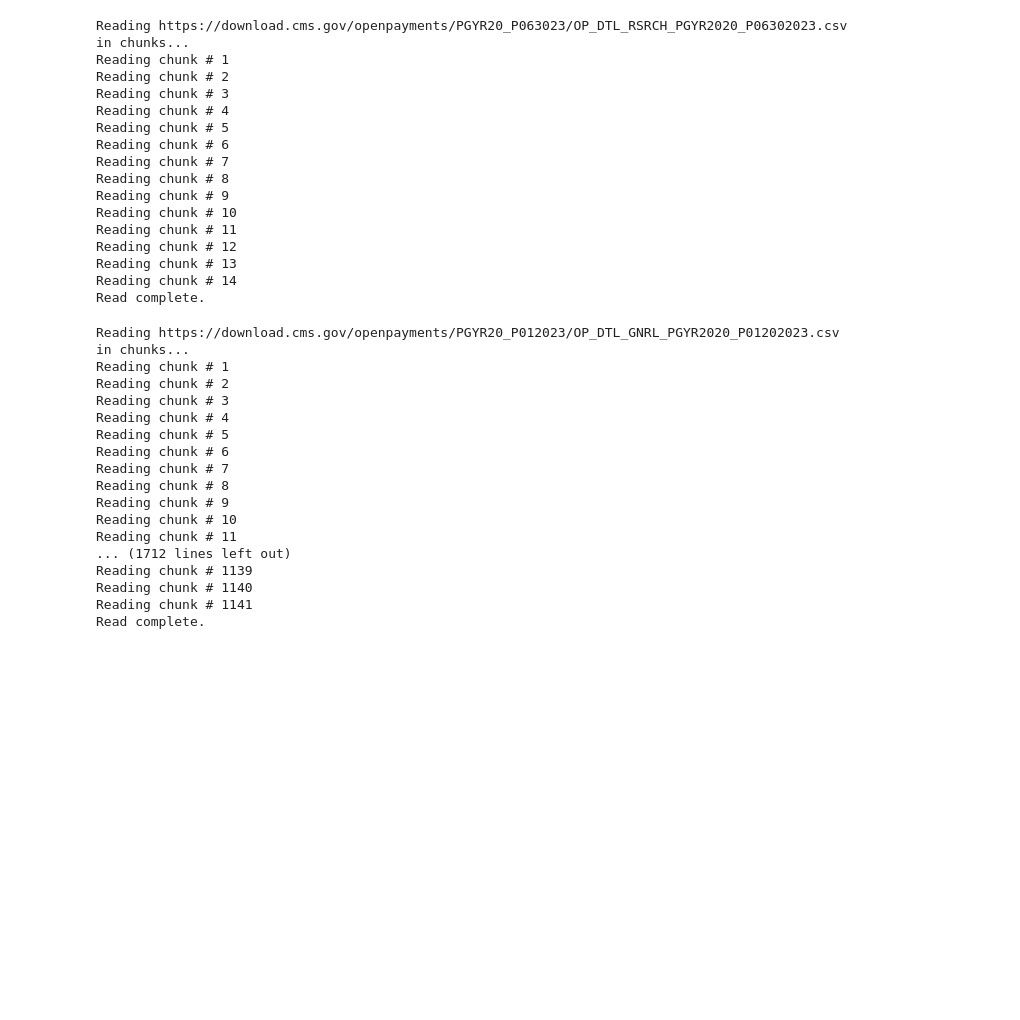
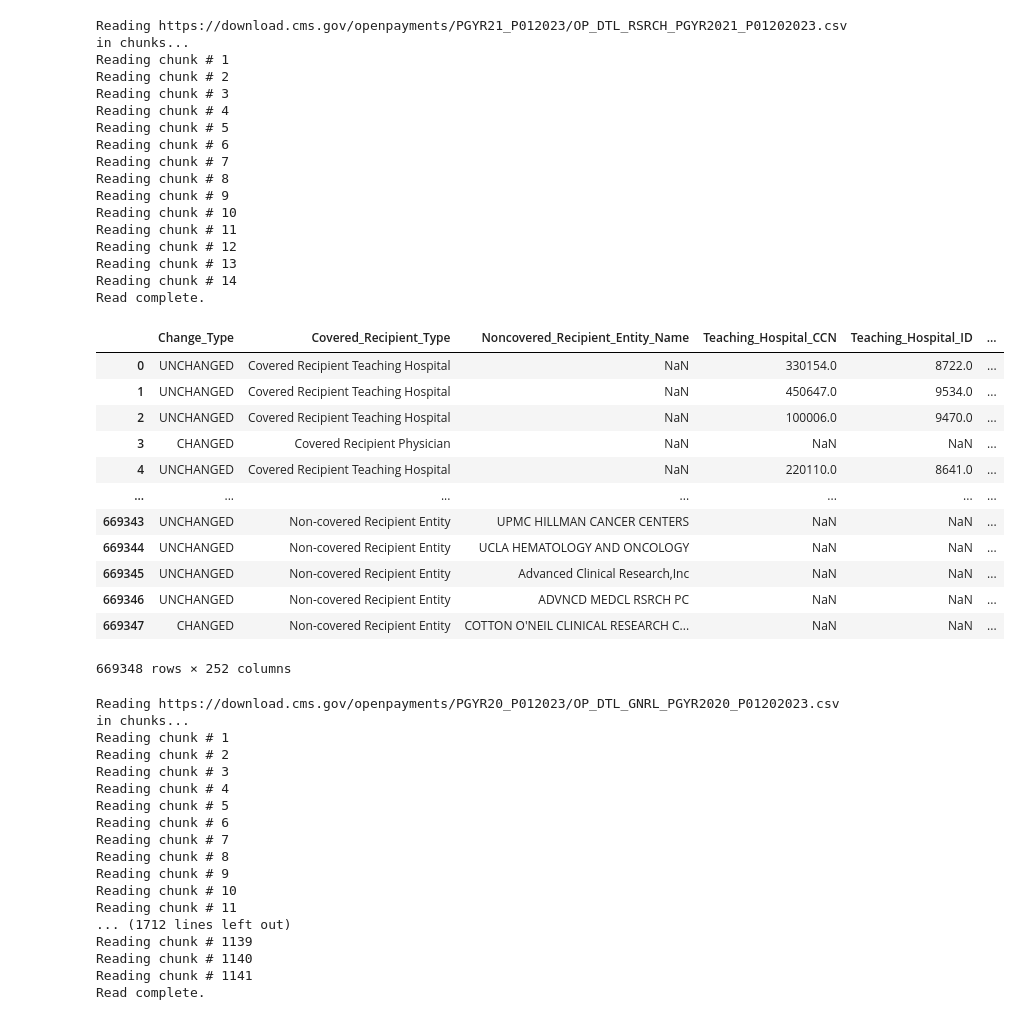
Before and after one commit to DS4Correlation-one/data-pipelines, a Jupyter notebook: data_ingest_open_payments_master.ipynb, the cells around one changed output. Cells and saved outputs as stored; diff of their text form; code cells hidden in the pictures; blank space fills up the shorter version.

```diff
--- a/data_ingest_open_payments_master.ipynb
+++ b/data_ingest_open_payments_master.ipynb
@@ -60,8 +60,6 @@ region_name=s.aws_region)
 # Research Payments File Path
 research_2020_path = "https://download.cms.gov/openpayments/PGYR20_P063023/OP_DTL_RSRCH_PGYR2020_P06302023.csv"
 research_2021_path ="https://download.cms.gov/openpayments/PGYR21_P012023/OP_DTL_RSRCH_PGYR2021_P01202023.csv"
-# Read Research Data for 2020 and 2021
-research_2020_df = read_chunks(research_2020_path, 50000)
 # concat research df across both years
 research_keep_col_list = ['Change_Type',
 'ClinicalTrials_Gov_Identifier',
@@ -121,19 +119,21 @@ research_keep_col_list = ['Change_Type',
 'Applicable_Manufacturer_or_Applicable_GPO_Making_Payment_Name',
 'Applicable_Manufacturer_or_Applicable_GPO_Making_Payment_State',
 'Applicable_Manufacturer_or_Applicable_GPO_Making_Payment_Country',
-'Total_Amount_of_Payment_USDollars']
+'Total_Amount_of_Payment_USDollars',
+                         'Noncovered_Recipient_Entity_Name']
 
 # upload dataframe as parquet
-research_2020_df = research_2020_df[research_keep_col_list]
-research_2020_file_name = f"{s3_key}2020_research_payments.csv"
-upload_dataframe_to_s3_csv(research_2020_df, bucket_name, research_2020_file_name)
+# research_2020_df = read_chunks(research_2020_path, 50000)
+# research_2020_df = research_2020_df[research_keep_col_list]
+research_2020_file_name = f"{s.source_s3_key}2020_research_payments.csv"
+# upload_dataframe_to_s3_csv(research_2020_df, s.bucket_name, research_2020_file_name)
 
 research_2021_df = read_chunks(research_2021_path, 50000)
 research_2021_df = research_2021_df[research_keep_col_list]
-research_2021_file_name = f"{s3_key}2021_research_payments.csv"
-upload_dataframe_to_s3_csv(research_2021_df, bucket_name, research_2021_file_name)
+research_2021_file_name = f"{s.source_s3_key}2021_research_payments.csv"
+upload_dataframe_to_s3_csv(research_2021_df, s.bucket_name, research_2021_file_name)
 # %% [output]
-Reading https://download.cms.gov/openpayments/PGYR20_P063023/OP_DTL_RSRCH_PGYR2020_P06302023.csv in chunks...
+Reading https://download.cms.gov/openpayments/PGYR21_P012023/OP_DTL_RSRCH_PGYR2021_P01202023.csv in chunks...
 Reading chunk # 1
 Reading chunk # 2
 Reading chunk # 3
@@ -149,6 +149,22 @@ Reading chunk # 12
 Reading chunk # 13
 Reading chunk # 14
 Read complete.
+# %%
+research_2020_df
+# %% [output]
+|  | Change_Type | Covered_Recipient_Type | Noncovered_Recipient_Entity_Name | Teaching_Hospital_CCN | Teaching_Hospital_ID | ... |
+| 0 | UNCHANGED | Covered Recipient Teaching Hospital | NaN | 330154.0 | 8722.0 | ... |
+| 1 | UNCHANGED | Covered Recipient Teaching Hospital | NaN | 450647.0 | 9534.0 | ... |
+| 2 | UNCHANGED | Covered Recipient Teaching Hospital | NaN | 100006.0 | 9470.0 | ... |
+| 3 | CHANGED | Covered Recipient Physician | NaN | NaN | NaN | ... |
+| 4 | UNCHANGED | Covered Recipient Teaching Hospital | NaN | 220110.0 | 8641.0 | ... |
+| ... | ... | ... | ... | ... | ... | ... |
+| 669343 | UNCHANGED | Non-covered Recipient Entity | UPMC HILLMAN CANCER CENTERS | NaN | NaN | ... |
+| 669344 | UNCHANGED | Non-covered Recipient Entity | UCLA HEMATOLOGY AND ONCOLOGY | NaN | NaN | ... |
+| 669345 | UNCHANGED | Non-covered Recipient Entity | Advanced Clinical Research,Inc | NaN | NaN | ... |
+| 669346 | UNCHANGED | Non-covered Recipient Entity | ADVNCD MEDCL RSRCH PC | NaN | NaN | ... |
+| 669347 | CHANGED | Non-covered Recipient Entity | COTTON O'NEIL CLINICAL RESEARCH C... | NaN | NaN | ... |
+669348 rows × 252 columns
 # %%
 # Airflow Job 2
 
```
Also changed, not shown: parts of 3 cells of this notebook, 2 other files.
